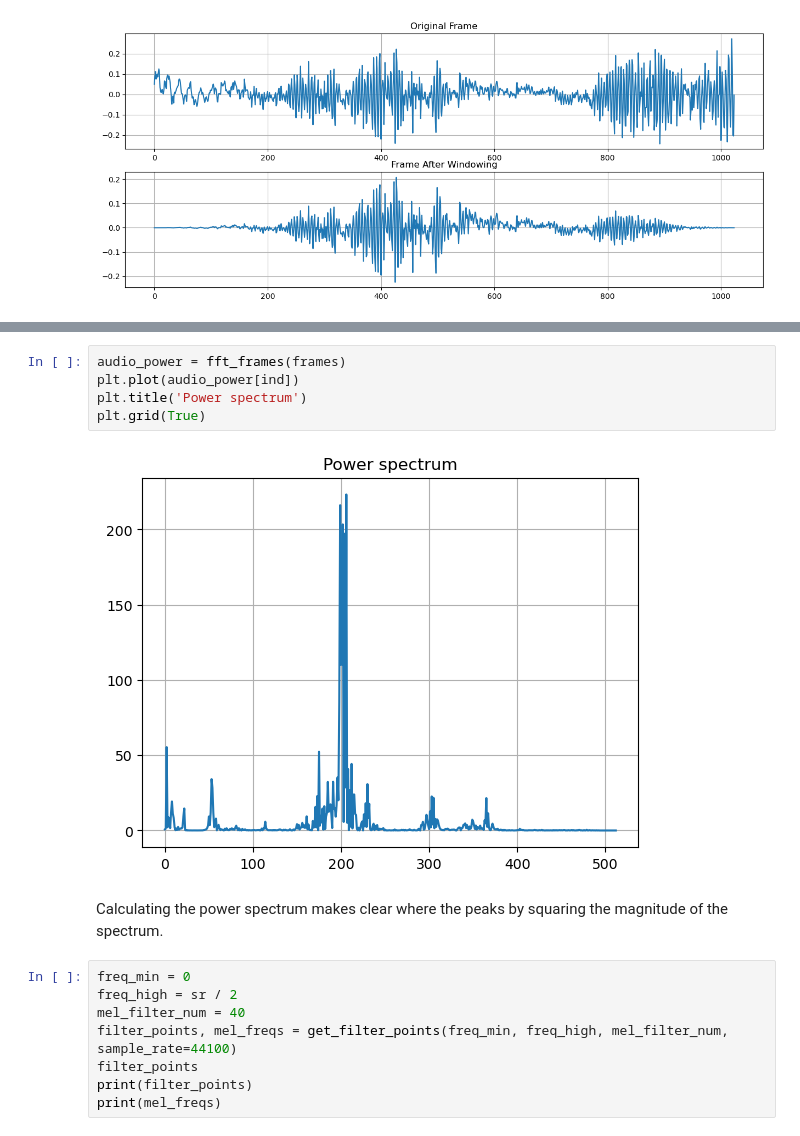
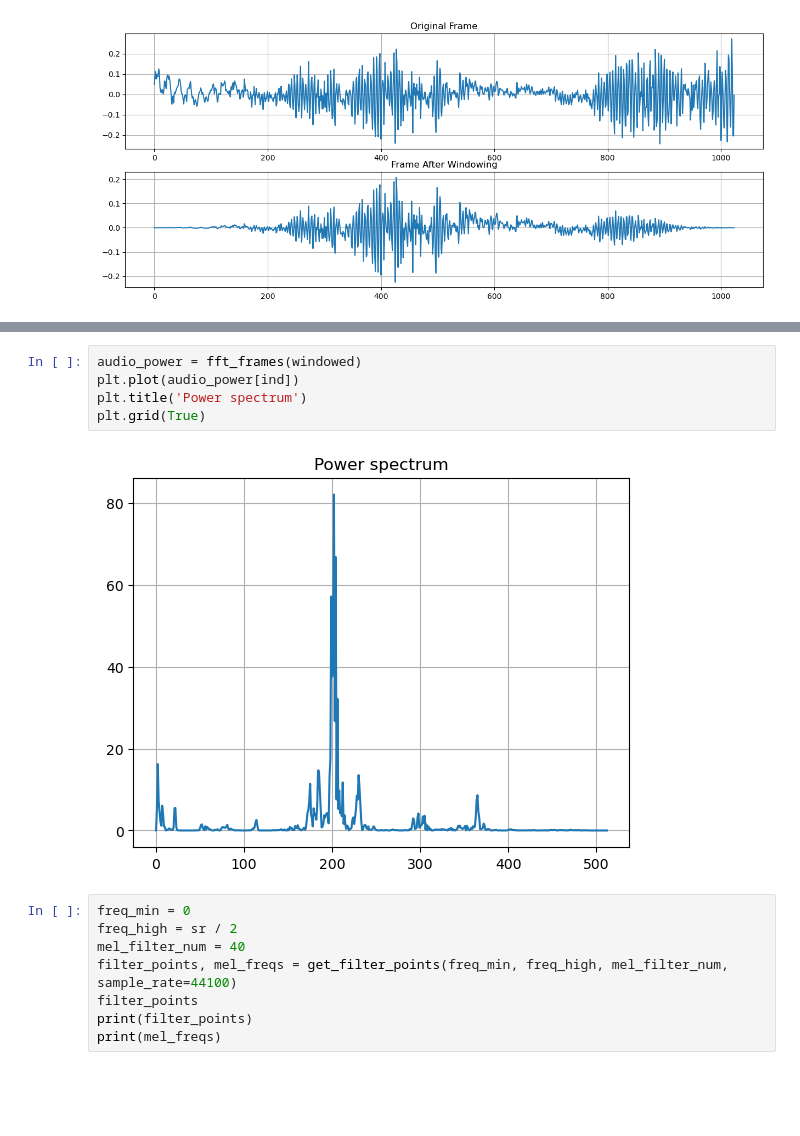
Before and after one commit to awong0811/ECE214B, a Jupyter notebook: HW2/HW2.ipynb, the cells around one changed output, grey strips where cells are left out. Saved outputs shown, nothing was run; the diff lists cells and outputs as text; blank space fills up the shorter version.

```diff
--- a/HW2/HW2.ipynb
+++ b/HW2/HW2.ipynb
@@ -91,12 +98,10 @@ The audio is separated into different frames based on the hop size, which is set
 # %%
-audio_power = fft_frames(frames)
+audio_power = fft_frames(windowed)
 plt.plot(audio_power[ind])
 plt.title('Power spectrum')
 plt.grid(True)
 # %% [output]
-[figure, old version]
+[figure, new version]
-# %% [markdown]
-Calculating the power spectrum makes clear where the peaks by squaring the magnitude of the spectrum.
 # %%
 freq_min = 0
 freq_high = sr / 2
```
Also changed, not shown: parts of 20 cells of this notebook.
